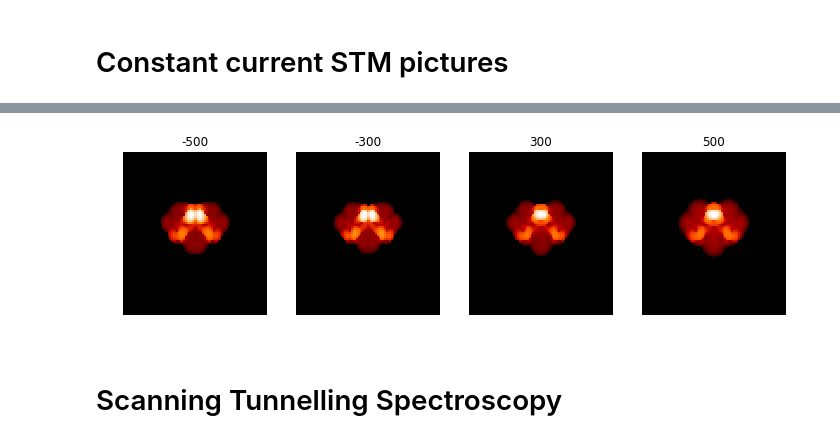
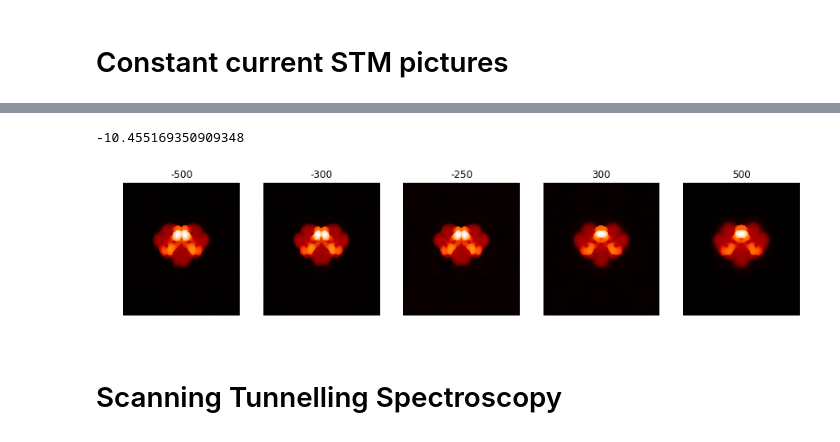
Before and after one commit to nanotech-empa/cp2k-spm-tools, a Jupyter notebook: stm_sts_with_morb_evaluation_in_box.ipynb, the cells around one changed output, grey strips where cells are left out. Cells and saved outputs as stored; diff of their text form; code cells hidden in the pictures.

```diff
--- a/stm_sts_with_morb_evaluation_in_box.ipynb
+++ b/stm_sts_with_morb_evaluation_in_box.ipynb
@@ -285,6 +211,6 @@ extent = 8.0 # angstroms
 # %%
 hart_plane_index = int(np.round(z_top/ang_2_bohr/hart_cell[2, 2]*np.shape(hart_cube)[2]))
-hart_plane = hart_cube[:, :, plane_index] - ref_energy/hart_2_ev
+hart_plane = hart_cube[:, :, hart_plane_index] - ref_energy/hart_2_ev
 
 print("min: %.4f; max: %.4f; avg: %.4f (eV)" % (np.min(hart_plane)*hart_2_ev,
                                                 np.max(hart_plane)*hart_2_ev,
@@ -348 +274,6 @@ Time: 2.250 s
+# %%
+total_morb_grids = np.concatenate((morb_grids, extrap_morbs), axis=3)
+
+# In bohr and wrt topmost atom
+total_z_arr = np.arange(0.0, np.shape(total_morb_grids)[3]*dv[2], dv[2]) + z_arr[0]
 # %%
@@ -364,10 +294,3 @@ plt.show()
-# %%
-total_morb_grids = np.concatenate((morb_grids, extrap_morbs), axis=3)
-
-top_atom_z = np.max(at_positions[:, 2])
-
-# In bohr and wrt topmost atom
-total_z_arr = np.arange(0.0, np.shape(total_morb_grids)[3]*dv[2], dv[2]) + z_bottom - top_atom_z
 # %%
 for height in np.arange(1.0, 10.0, 0.5):
 
@@ -463,5 +396,5 @@ def get_isosurf(data, value, z_vals, interp=True):
 # %%
-const_cur_imag = get_isosurf(charge_dens_arr[2], 1e-5, total_z_arr, True)
+const_cur_imag = get_isosurf(charge_dens_arr[2], 1e-6, total_z_arr, True)
 # %%
 plt.figure(figsize=(eval_reg_size[1]/eval_reg_size[0]*6+1, 6))
 plot_data = const_cur_imag.T
@@ -476,22 +409,26 @@ plt.show()
+# %%
+np.min(plot_data)
+# %% [output]
+-10.455169350909348
 # %%
-plt.figure(figsize=(eval_reg_size[1]/eval_reg_size[0]*3*4, 3))
+plt.figure(figsize=(eval_reg_size[1]/eval_reg_size[0]*3*5, 3))
 
 for iv, volt in enumerate(bias_arr):
     plt.subplot(1, len(bias_arr), iv+1)
 
     const_cur_imag = get_isosurf(charge_dens_arr[iv], 5e-7, total_z_arr, True)
 
     plot_data = const_cur_imag.T
     max_val = np.max(plot_data)
 
     plt.pcolormesh(plot_data, vmax=max_val, cmap='gist_heat')
     plt.title("%.0f"%(volt*1000))
     plt.axis('off')
 
 #plt.savefig('./fig/cc_stm.png', dpi=400, bbox_inches='tight')
 plt.show()
 # %% [output]
-[figure, old version]
+[figure, new version]
 # %% [markdown]
 # Scanning Tunnelling Spectroscopy
 # %%
```
Also changed, not shown: parts of 26 cells of this notebook, 8 other files.
